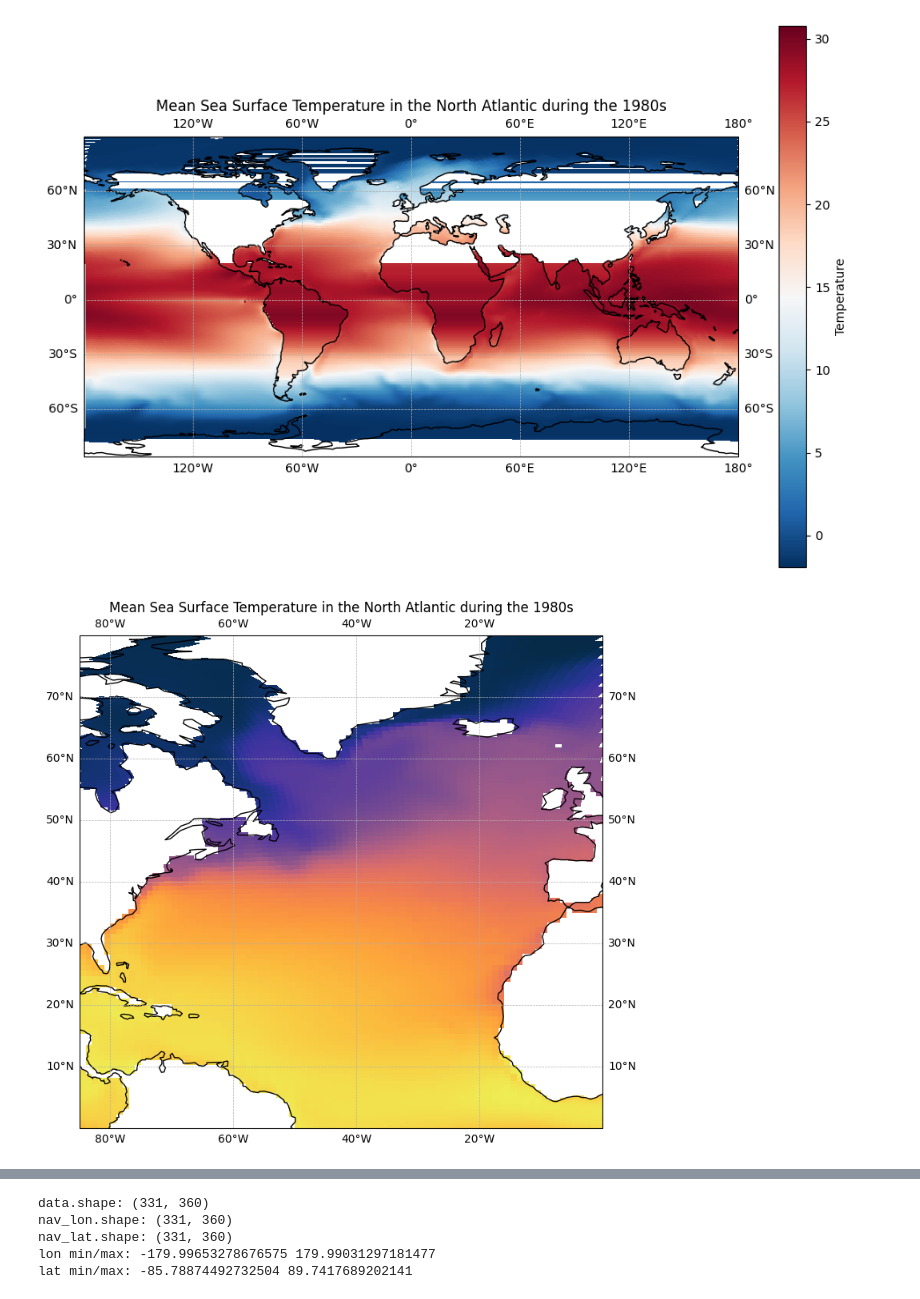
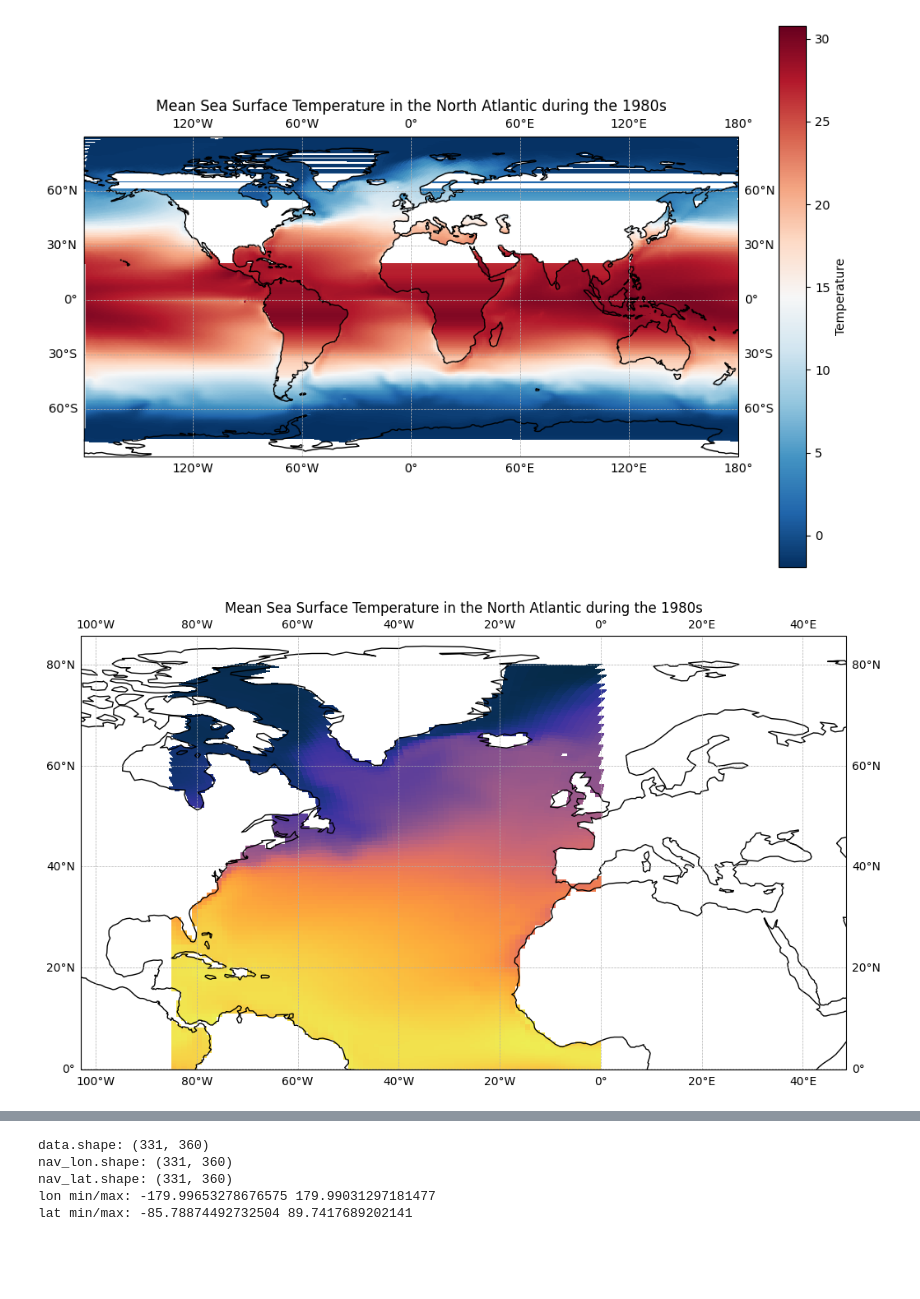
Before and after one commit to Tom-A-H/All-Code-, a Jupyter notebook: First Plots of NA - 1980s.ipynb, the cells around one changed output, grey strips where cells are left out. Cells and saved outputs as stored; diff of their text form; code cells hidden in the pictures; blank space fills up the shorter version.

```diff
--- a/First Plots of NA - 1980s.ipynb
+++ b/First Plots of NA - 1980s.ipynb
@@ -154,22 +183,22 @@ plt.show()
 # %% [output]
 [figure]
 # %%
-ds2 = catalog.open_dataset(id=catalog.Items[1].id,
+ds2 = catalog.open_dataset(id=catalog.Items[0].id,
                           start_datetime='1990-01',
                           end_datetime='2024-12',
                           bbox = (-85.0, 0.0, 0.0, 80.0))
 
 fig, ax = plt.subplots(figsize=(12, 8), subplot_kw={'projection': ccrs.PlateCarree()})
 data = ds2['tos_con'].mean(dim='time_counter')
 im = ax.pcolormesh(ds2['nav_lon'],  ds2['nav_lat'], data, cmap=cmocean.cm.thermal, transform=ccrs.PlateCarree(), vmin = -3, vmax = 30)
 ax.coastlines()
 ax.gridlines(draw_labels=True, linewidth=0.5, linestyle='--')
 ax.set_title('Mean Sea Surface Temperature in the North Atlantic during the 1980s')
-ax.set_extent([-85.0, 0.0, 0.0, 80.0], crs=ccrs.PlateCarree())
+#ax.set_extent([-85.0, 0.0, 0.0, 80.0], crs=ccrs.PlateCarree())
 
 plt.show()
 # %% [output]
-[figure, old version]
+[figure, new version]
 # %%
 ds2
 # %% [output]
```
Also changed, not shown: parts of 6 cells of this notebook, 27 other files.
